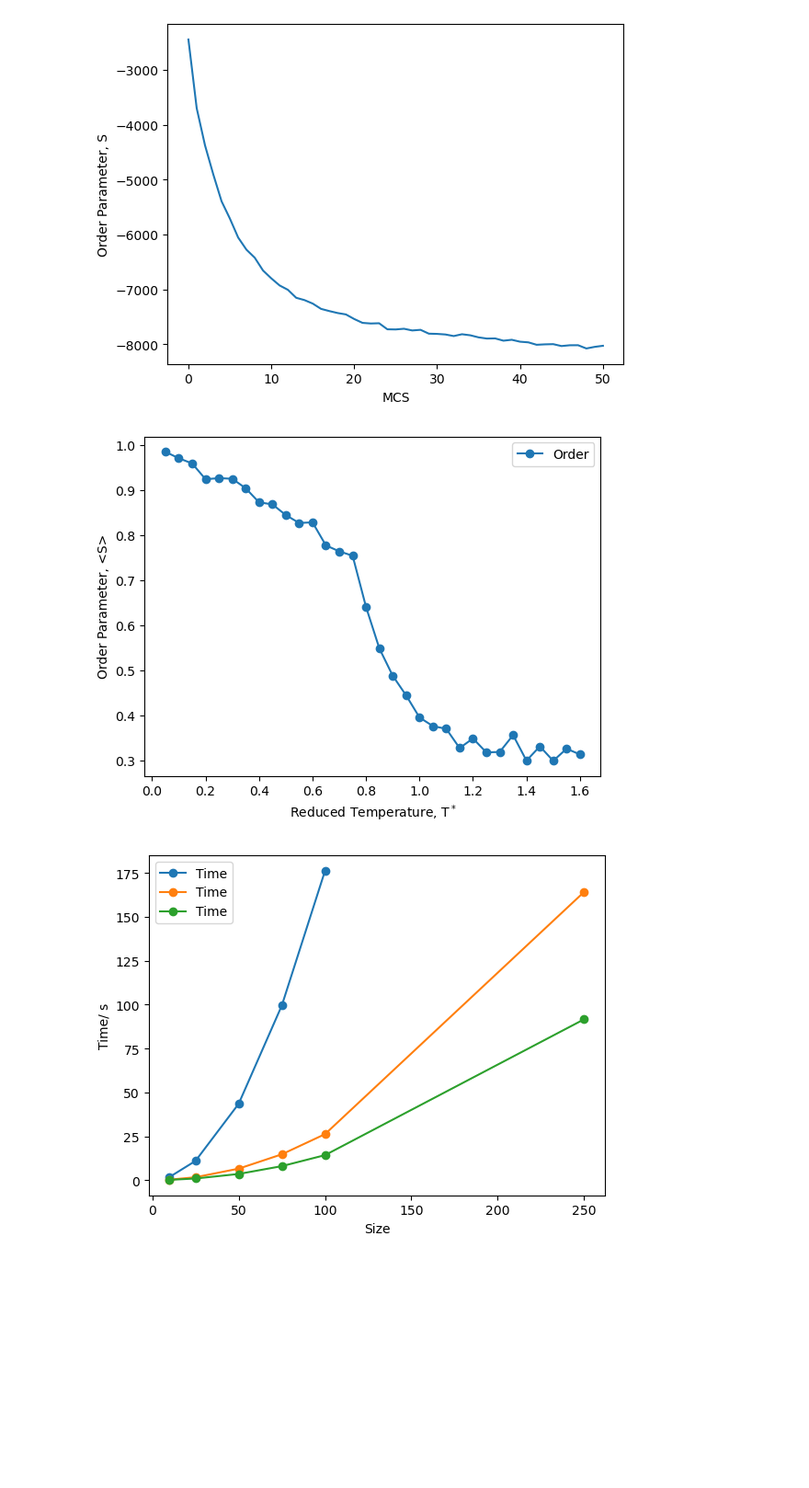
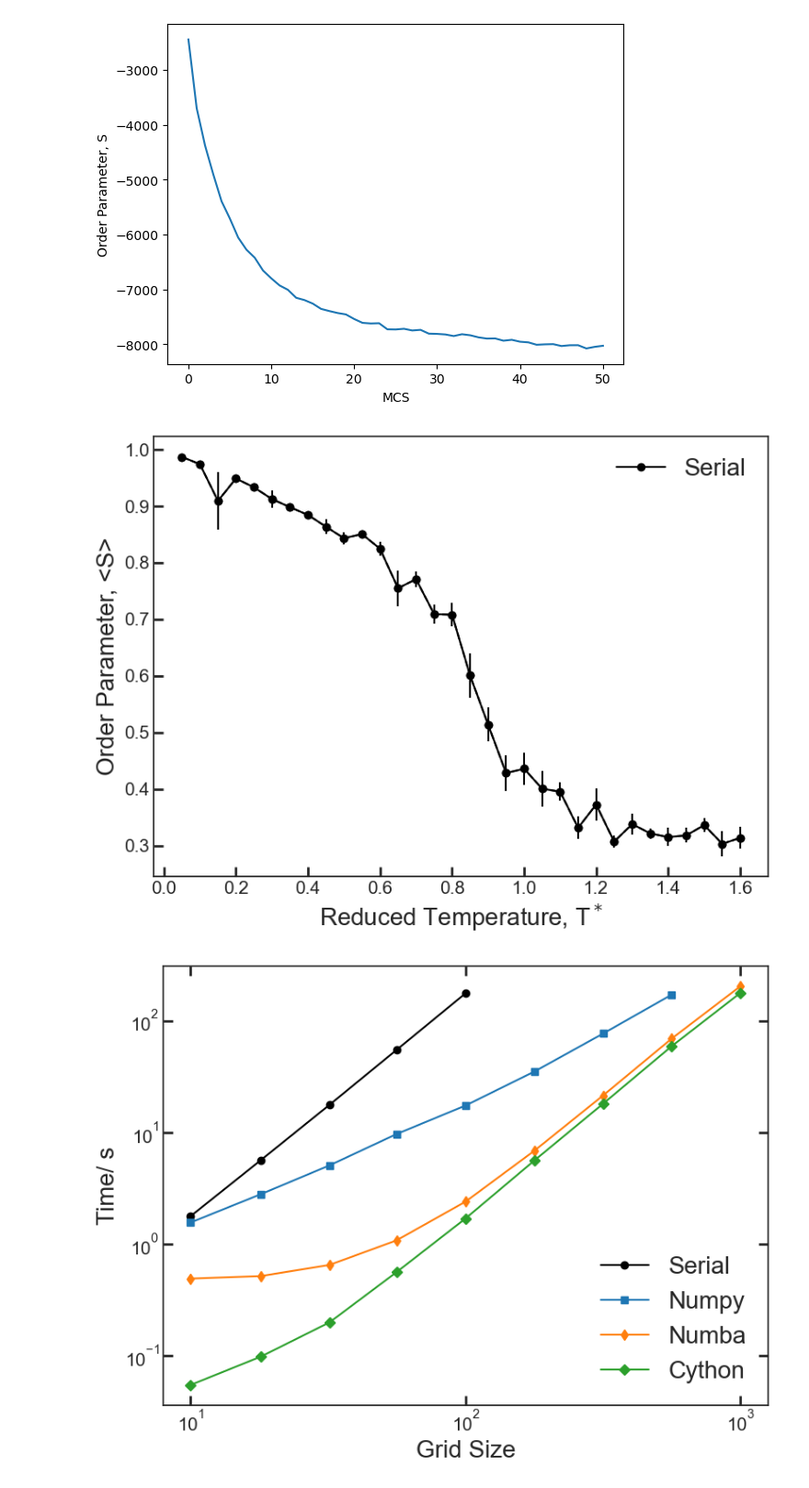
Before and after one commit to adamjharrison/LebwohlLasher_Project, a Jupyter notebook: Plots.ipynb, the cells around one changed output. Shown: that part at 92% size. Cells and saved outputs as stored; diff of their text form; code cells hidden in the pictures; blank space fills up the shorter version.

```diff
--- a/Plots.ipynb
+++ b/Plots.ipynb
@@ -19,24 +17,67 @@ plt.show()
 # %% [output]
 [figure]
 # %%
-order_df = pd.read_csv("avg_order_numba.csv", header=0, delimiter=",")
-fig, ax = plt.subplots()
-order_df.groupby(['Temp']).mean().plot(marker="o", ax=ax)
-plt.xlabel(r"Reduced Temperature, T$^*$")
-plt.ylabel("Order Parameter, <S>")
+order_df = pd.read_csv("order.csv", header=0, delimiter=",")
+numba = pd.read_csv("order-numba.csv", header=0, delimiter=",")
+cython = pd.read_csv("order-cython.csv", header=0, delimiter=",")
+cython_mpi = pd.read_csv("order-cython-mpi.csv", header=0, delimiter=",")
+cython_omp = pd.read_csv("order-cython-omp.csv", header=0, delimiter=",")
+mpi = pd.read_csv("order-mpi.csv", header=0, delimiter=",")
+numba_vec = pd.read_csv("order-numba-vec.csv", header=0, delimiter=",")
+numba_para = pd.read_csv("order-numba-para.csv", header=0, delimiter=",")
+numpy = pd.read_csv("order-numpy.csv", header=0, delimiter=",")
+plt.style.use('seaborn-v0_8-white')
+fig, ax = plt.subplots(figsize=(8, 6))
+order  = order_df.groupby(['Temp'])['Order']
+mean_order =   order.mean()
+error = order.std()
+ax.errorbar(x=mean_order.index,      # X values (the Temperature)
+    y=mean_order.values,     # Y values (the mean <S>)
+    yerr=error.values/np.sqrt(5),
+    marker="o",
+    color='black',
+    label='Serial',
+    linestyle='--')
+order_df.groupby(['Temp']).mean().plot(marker="o", ax=ax,color='black')
+#numpy.groupby(['Temp']).mean().plot(marker="o", ax=ax)
+#cython.groupby(['Temp']).mean().plot(marker="o", ax=ax)
+#cython_mpi.groupby(['Temp']).mean().plot(marker="o", ax=ax)
+#cython_omp.groupby(['Temp']).mean().plot(marker="o", ax=ax)
+#numba_vec.groupby(['Temp']).mean().plot(marker="o", ax=ax)
+#numba_para.groupby(['Temp']).mean().plot(marker="o", ax=ax)
+#numpy.groupby(['Temp']).mean().plot(marker="o", ax=ax)
+#mpi.groupby(['Temp']).mean().plot(marker="o", ax=ax)
+plt.legend(['Serial'],fontsize=20)
+plt.xlabel(r"Reduced Temperature, T$^*$",fontsize=20)
+plt.ylabel("Order Parameter, <S>",fontsize=20)
+plt.tick_params(direction="in",labelsize=15,axis='both',length=8,width=2)
+plt.tight_layout()
+plt.savefig('Order.png')
 plt.show()
 # %% [output]
-[figure, old version]
+[figure, new version]
 # %%
-time_df = pd.read_csv("timings-serial.csv", header=0, delimiter=",")
-time_df_numba = pd.read_csv("timings-numba.csv", header=0, delimiter=",")
-time_df_cython = pd.read_csv("timings-cython.csv", header=0, delimiter=",")
-fig, ax = plt.subplots()
-time_df.groupby(['Size']).mean().plot(marker="o", ax=ax,label="serial")
-time_df_numba.groupby(['Size']).mean().plot(marker="o", ax=ax,label="numba")
-time_df_cython.groupby(['Size']).mean().plot(marker="o", ax=ax,label="cython")
-plt.xlabel("Size")
-plt.ylabel("Time/ s")
+serial = pd.read_csv("timings-serial.csv", header=0, delimiter=",")
+numpy = pd.read_csv("timings-numpy.csv",header=0,delimiter=',')
+numba = pd.read_csv("timings-numba.csv", header=0, delimiter=",")
+cython = pd.read_csv("timings-cython.csv", header=0, delimiter=",")
+plt.style.use('seaborn-v0_8-white')
+plt.rcParams["font.family"] = "sans-serif"
+fig, ax = plt.subplots(figsize=(8, 6))
+serial.groupby(['Size']).mean().plot(marker="o", ax=ax,color='black')
+numpy.groupby(['Size']).mean().plot(marker="s", ax=ax)
+numba.groupby(['Size']).mean().plot(marker="d", ax=ax)
+cython.groupby(['Size']).mean().plot(marker="D", ax=ax)
+ax.set_yscale('log')
+ax.set_xscale('log')
+ax.legend(['Serial','Numpy','Numba','Cython'],loc='lower right',fontsize=20)
+plt.xlabel("Grid Size",fontsize=20)
+plt.ylabel("Time/ s",fontsize=20)
+plt.tick_params(direction="in",labelsize=15,axis='both',length=8,width=2)
+plt.tight_layout()
+ax.xaxis.set_ticks_position('both')
+ax.yaxis.set_ticks_position('both')
+plt.savefig('Serial-Speedup.png')
 plt.show()
 # %% [output]
-[figure, old version]
+[figure, new version]
```
Also changed, not shown: parts of 7 cells of this notebook, 9 other files.
